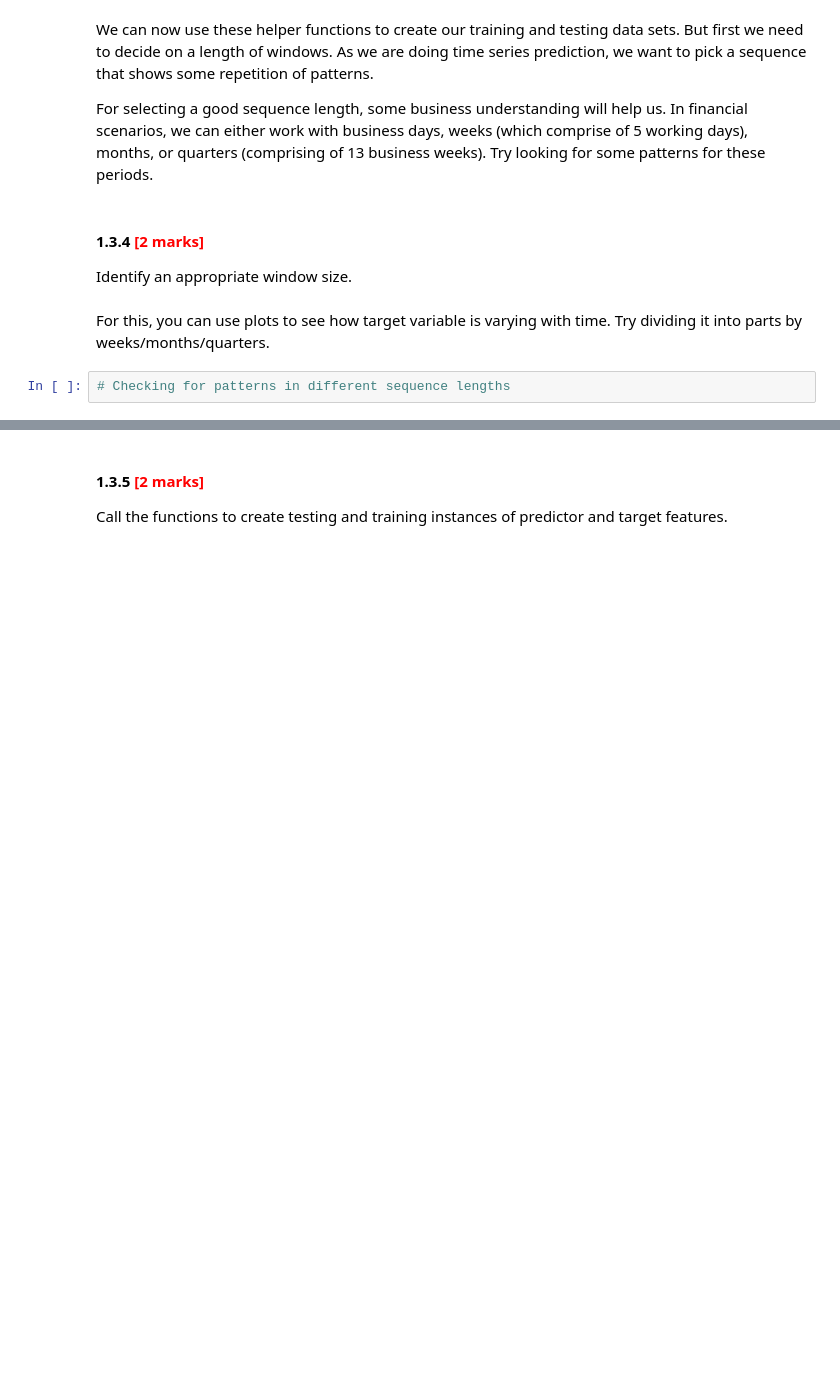
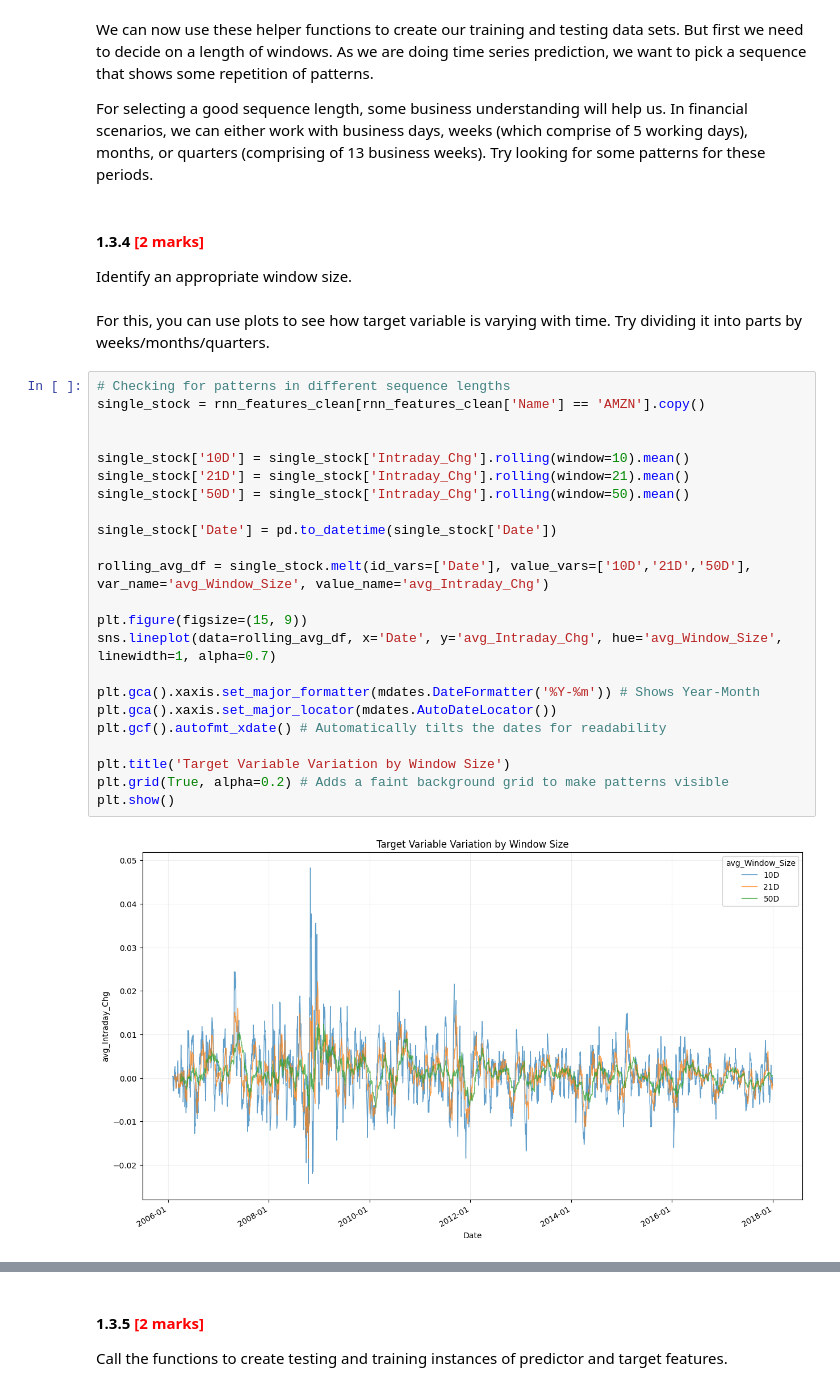
Before and after one commit to VFulara/RNN_Stock_Price_Prediction, a Jupyter notebook: RNN_Assg_Stock_Price_Prediction_Starter.ipynb, the cells around one changed output, grey strips where cells are left out. Drawn from its saved outputs; the diff is of its cells as text; blank space fills up the shorter version.

```diff
--- a/RNN_Assg_Stock_Price_Prediction_Starter.ipynb
+++ b/RNN_Assg_Stock_Price_Prediction_Starter.ipynb
@@ -356,5 +453,28 @@ For selecting a good sequence length, some business understanding will help us.
 Identify an appropriate window size.
 # %% [markdown]
 For this, you can use plots to see how target variable is varying with time. Try dividing it into parts by weeks/months/quarters.
-# %%
-# Checking for patterns in different sequence lengths
+# %%
+# Checking for patterns in different sequence lengths
+single_stock = rnn_features_clean[rnn_features_clean['Name'] == 'AMZN'].copy()
+
+
+single_stock['10D'] = single_stock['Intraday_Chg'].rolling(window=10).mean()
+single_stock['21D'] = single_stock['Intraday_Chg'].rolling(window=21).mean()
+single_stock['50D'] = single_stock['Intraday_Chg'].rolling(window=50).mean()
+
+single_stock['Date'] = pd.to_datetime(single_stock['Date'])
+
+rolling_avg_df = single_stock.melt(id_vars=['Date'], value_vars=['10D','21D','50D'], var_name='avg_Window_Size', value_name='avg_Intraday_Chg')
+
+plt.figure(figsize=(15, 9))
+sns.lineplot(data=rolling_avg_df, x='Date', y='avg_Intraday_Chg', hue='avg_Window_Size', linewidth=1, alpha=0.7)
+
+plt.gca().xaxis.set_major_formatter(mdates.DateFormatter('%Y-%m')) # Shows Year-Month
+plt.gca().xaxis.set_major_locator(mdates.AutoDateLocator())
+plt.gcf().autofmt_xdate() # Automatically tilts the dates for readability
+
+plt.title('Target Variable Variation by Window Size')
+plt.grid(True, alpha=0.2) # Adds a faint background grid to make patterns visible
+plt.show()
+# %% [output]
+[figure, added]
```
Also changed, not shown: parts of 54 cells of this notebook, 1 other file.
